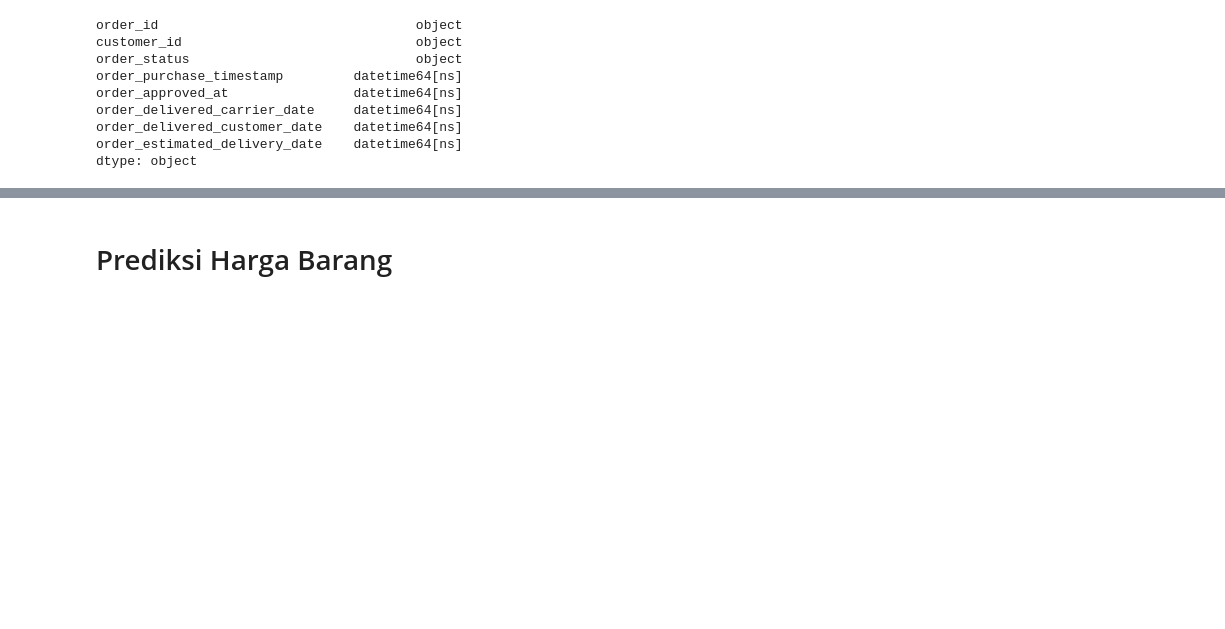
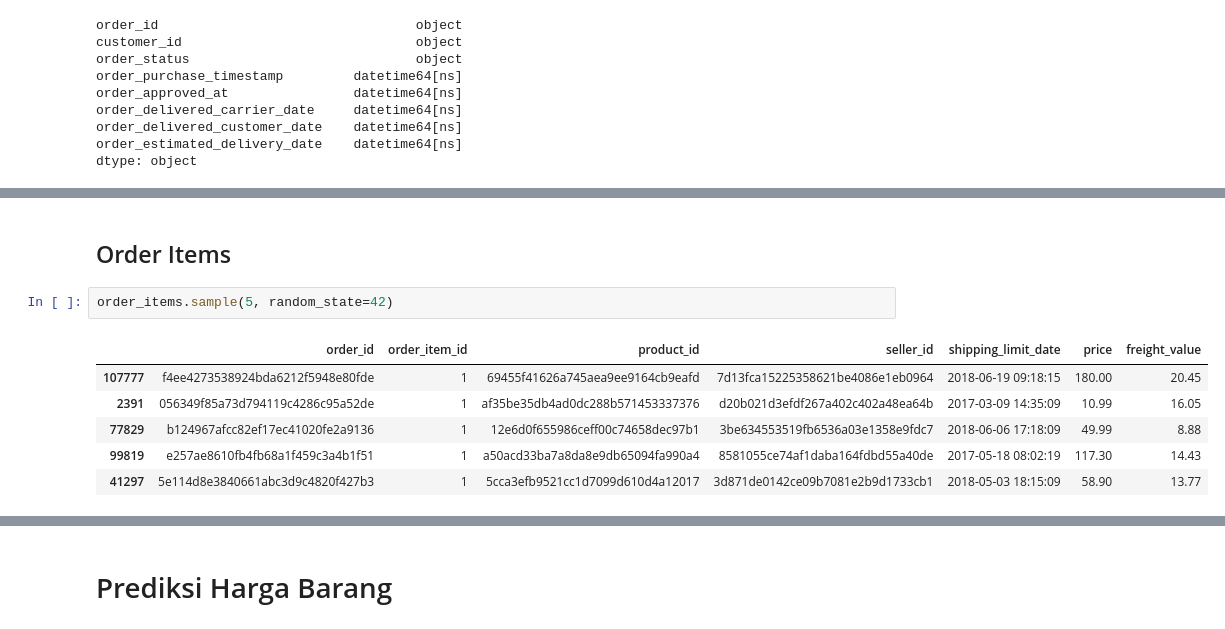
Before and after one commit to malifnasrulloh/Analysis-Data-E-Commerce, a Jupyter notebook: data_prep.ipynb, the cells around one changed output, grey strips where cells are left out. Drawn from its saved outputs; the diff is of its cells as text; blank space fills up the shorter version.

```diff
--- a/data_prep.ipynb
+++ b/data_prep.ipynb
@@ -190,0 +383,11 @@ sellers.sample(5, random_state=42)
+# %% [markdown]
+## Order Items
+# %%
+order_items.sample(5, random_state=42)
+# %% [output]
+|  | order_id | order_item_id | product_id | seller_id | shipping_limit_date | price | freight_value |
+| 107777 | f4ee4273538924bda6212f5948e80fde | 1 | 69455f41626a745aea9ee9164cb9eafd | 7d13fca15225358621be4086e1eb0964 | 2018-06-19 09:18:15 | 180.00 | 20.45 |
+| 2391 | 056349f85a73d794119c4286c95a52de | 1 | af35be35db4ad0dc288b571453337376 | d20b021d3efdf267a402c402a48ea64b | 2017-03-09 14:35:09 | 10.99 | 16.05 |
+| 77829 | b124967afcc82ef17ec41020fe2a9136 | 1 | 12e6d0f655986ceff00c74658dec97b1 | 3be634553519fb6536a03e1358e9fdc7 | 2018-06-06 17:18:09 | 49.99 | 8.88 |
+| 99819 | e257ae8610fb4fb68a1f459c3a4b1f51 | 1 | a50acd33ba7a8da8e9db65094fa990a4 | 8581055ce74af1daba164fdbd55a40de | 2017-05-18 08:02:19 | 117.30 | 14.43 |
+| 41297 | 5e114d8e3840661abc3d9c4820f427b3 | 1 | 5cca3efb9521cc1d7099d610d4a12017 | 3d871de0142ce09b7081e2b9d1733cb1 | 2018-05-03 18:15:09 | 58.90 | 13.77 |
```
Also changed, not shown: parts of 70 cells of this notebook, 6 other files.
